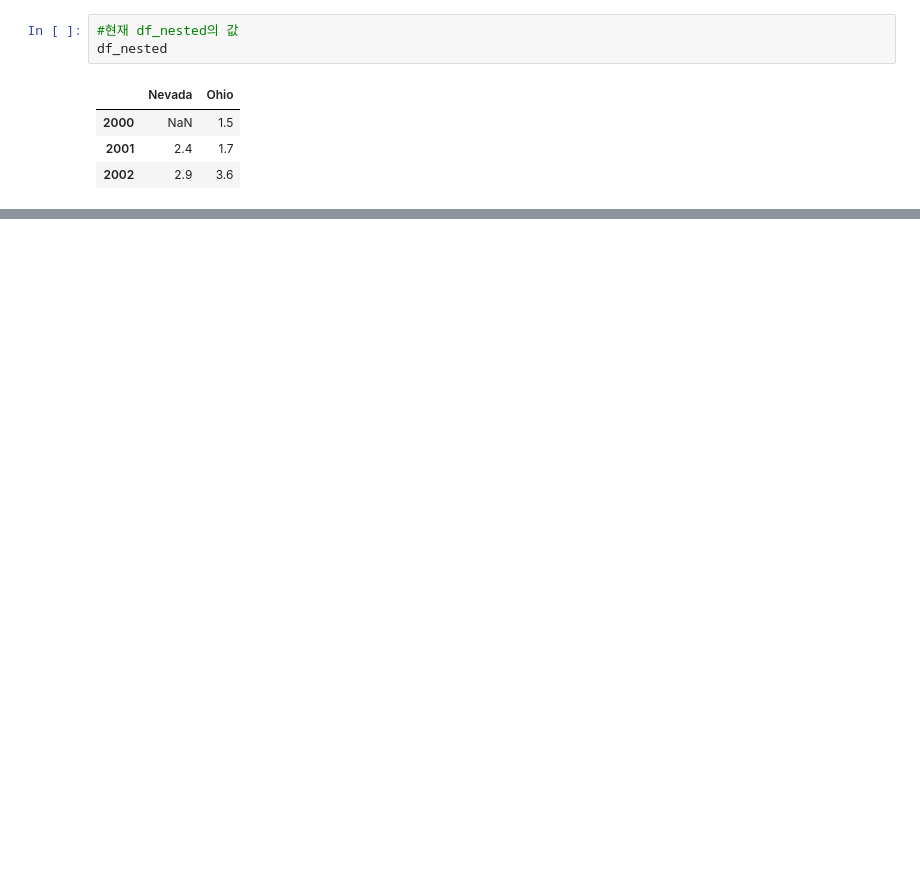
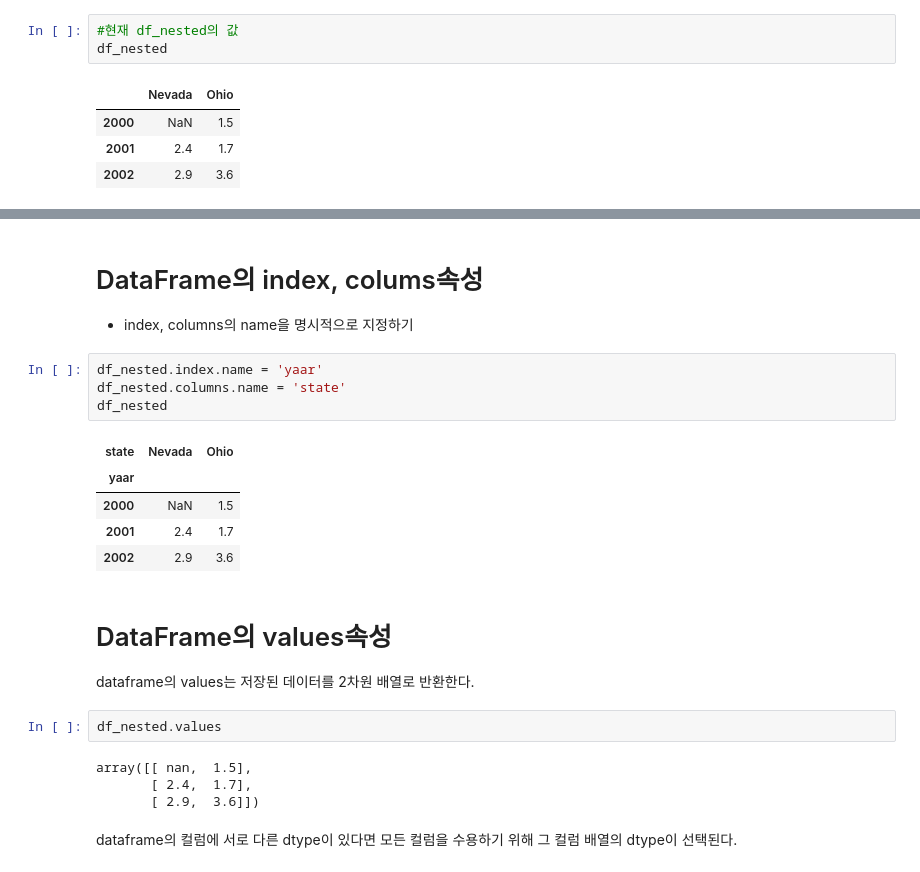
Before and after one commit to wonderboy39/pythonic, a Jupyter notebook: pydata/pandas/pandas-dataframe-1.ipynb, the cells around one changed output, grey strips where cells are left out. Saved outputs shown, nothing was run; the diff lists cells and outputs as text; blank space fills up the shorter version.

```diff
--- a/pydata/pandas/1-essential/pandas/pandas-dataframe-1.ipynb
+++ b/pydata/pandas/pandas-dataframe-1.ipynb
@@ -311,0 +338,24 @@ Name: Nevada, dtype: float64
+# %% [markdown]
+# DataFrame의 index, colums속성
+- index, columns의 name을 명시적으로 지정하기
+# %%
+df_nested.index.name = 'yaar'
+df_nested.columns.name = 'state'
+df_nested
+# %% [output]
+| state | Nevada | Ohio |
+| yaar |  |  |
+| 2000 | NaN | 1.5 |
+| 2001 | 2.4 | 1.7 |
+| 2002 | 2.9 | 3.6 |
+# %% [markdown]
+# DataFrame의 values속성
+dataframe의 values는 저장된 데이터를 2차원 배열로 반환한다.
+# %%
+df_nested.values
+# %% [output]
+array([[ nan,  1.5],
+       [ 2.4,  1.7],
+       [ 2.9,  3.6]])
+# %% [markdown]
+dataframe의 컬럼에 서로 다른 dtype이 있다면 모든 컬럼을 수용하기 위해 그 컬럼 배열의 dtype이 선택된다.
```
Also changed, not shown: parts of 13 cells of this notebook, 1 other file.
